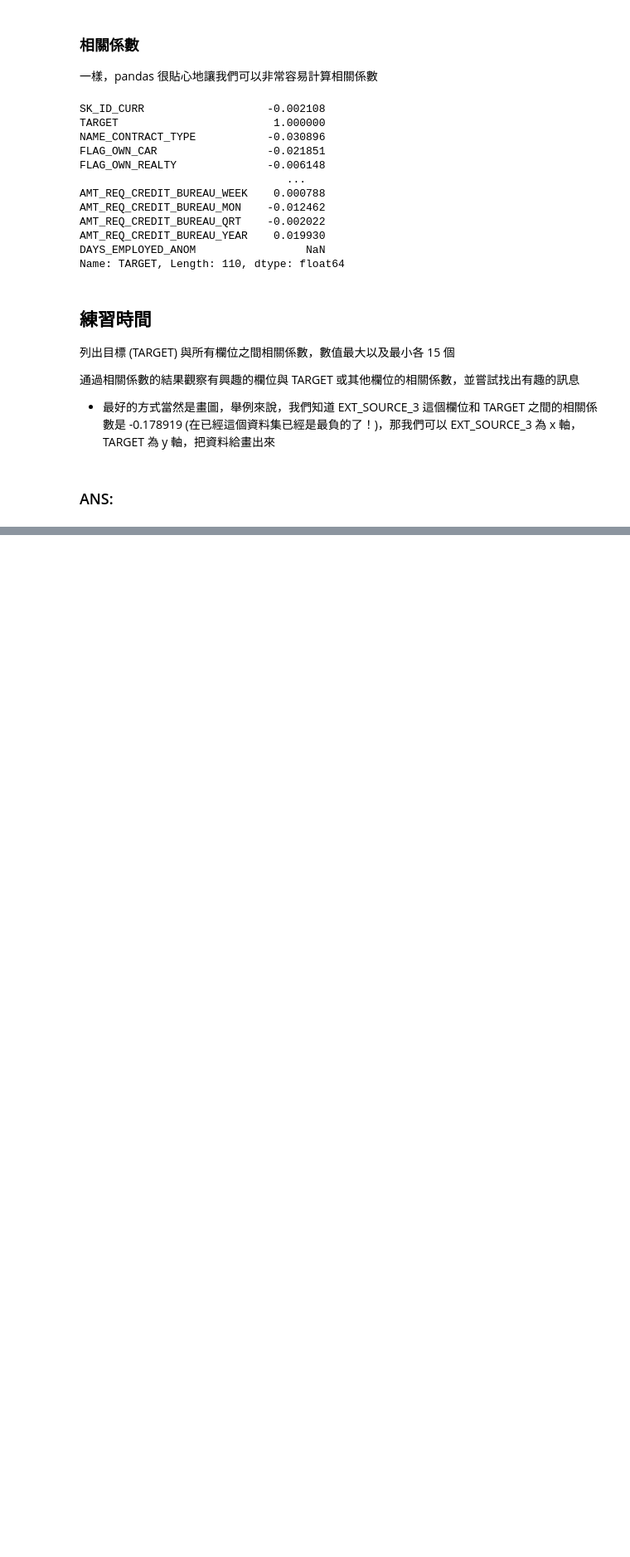
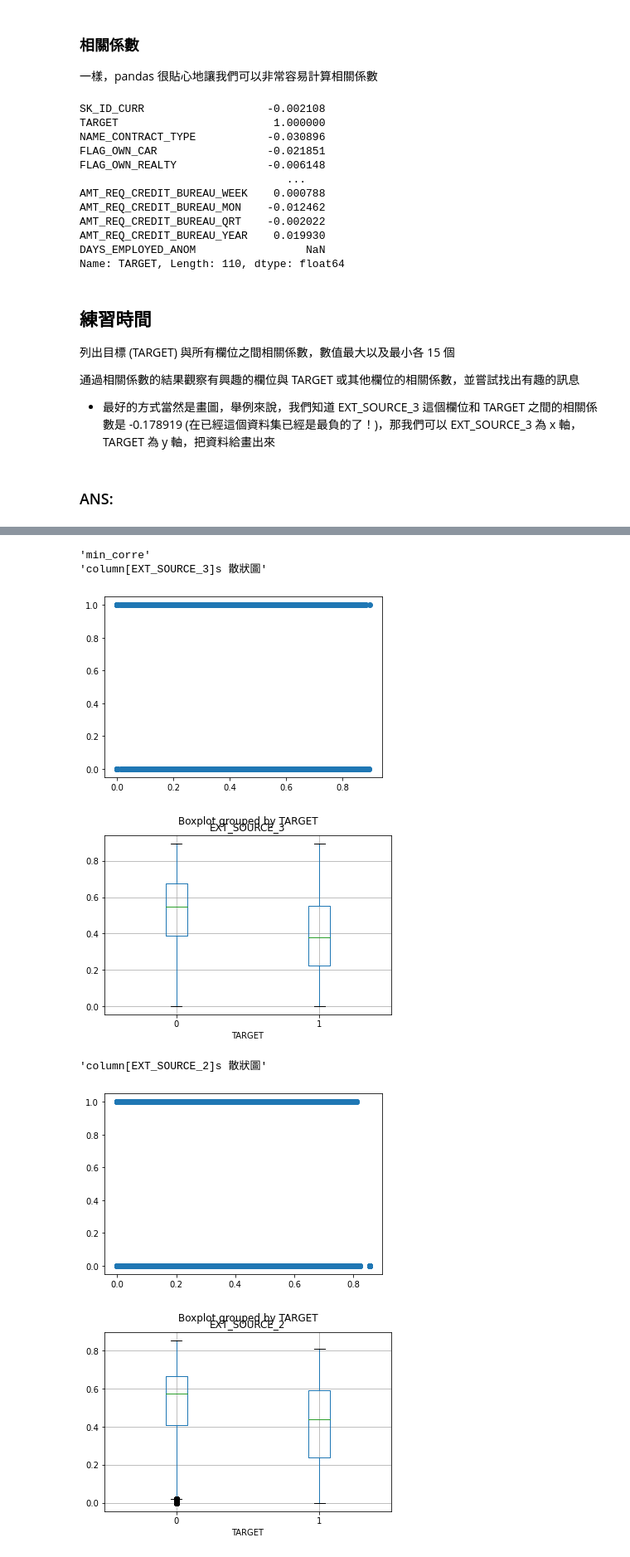
Before and after one commit to DunkLiao/4th-ML100Days, a Jupyter notebook: homework/Day_015_HW.ipynb, the cells around one changed output, grey strips where cells are left out. Shown at 83% size. Drawn from its saved outputs; the diff is of its cells as text; code cells hidden in the pictures; blank space fills up the shorter version.

```diff
--- a/homework/Day_015_HW.ipynb
+++ b/homework/Day_015_HW.ipynb
@@ -159,0 +150,22 @@ for col in max_corre.index:
+# %%
+# 最小相關係數圖表
+pprint.pprint('min_corre')
+col_name = 'TARGET'
+for col in min_corre.index:
+    """
+    建立圖表
+    """
+    pprint.pprint('column[{0}]''s {1}'.format(col,'散狀圖'))
+    # 散狀圖
+    plt.scatter(app_train[col], app_train[col_name])
+    # 箱型圖
+    app_train.boxplot(by=col_name, column=col)
+    plt.show()
+# %% [output]
+'min_corre'
+'column[EXT_SOURCE_3]s 散狀圖'
+[figure, added]
+[figure, added]
+'column[EXT_SOURCE_2]s 散狀圖'
+[figure, added]
+[figure, added]
```
Also changed, not shown: parts of 10 cells of this notebook.
